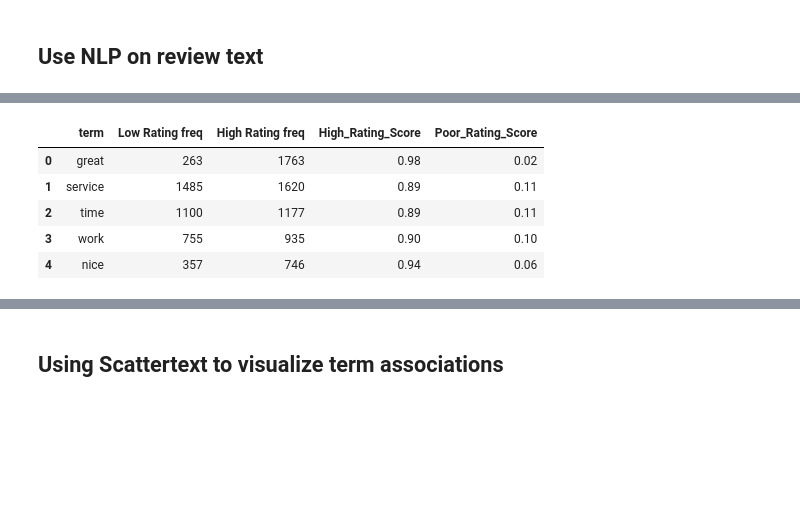
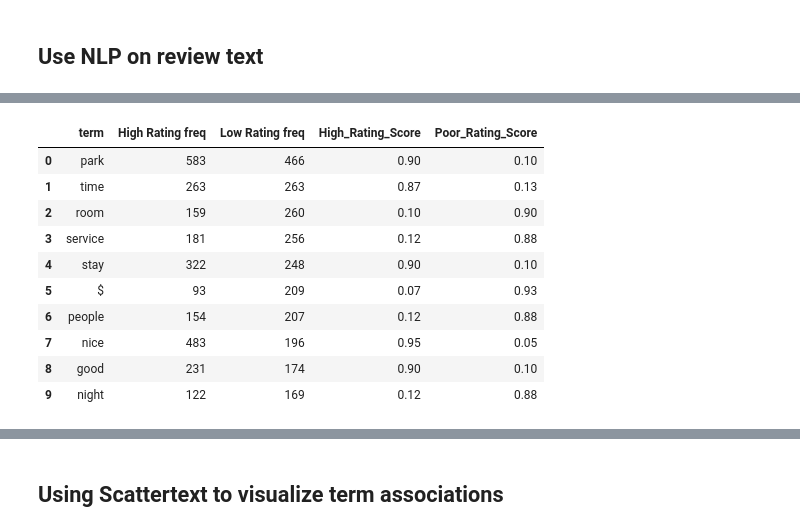
Before and after one commit to gyhou/yelp_dataset, a Jupyter notebook: yelp_RV_nlp_scattertext.ipynb, the cells around one changed output, grey strips where cells are left out. Cells and saved outputs as stored; diff of their text form; code cells hidden in the pictures; blank space fills up the shorter version.

```diff
--- a/yelp_RV_nlp_scattertext.ipynb
+++ b/yelp_RV_nlp_scattertext.ipynb
@@ -89 +147,16 @@ pd.set_option('display.max_rows', 200)
+# %%
+# Sorted by Low Rating Frequency for RV Parks and Campgrounds
+df_poor_Park_Camp.head(10)
+# %% [output]
+|  | term | High Rating freq | Low Rating freq | High_Rating_Score | Poor_Rating_Score |
+| 0 | park | 583 | 466 | 0.90 | 0.10 |
+| 1 | time | 263 | 263 | 0.87 | 0.13 |
+| 2 | room | 159 | 260 | 0.10 | 0.90 |
+| 3 | service | 181 | 256 | 0.12 | 0.88 |
+| 4 | stay | 322 | 248 | 0.90 | 0.10 |
+| 5 | $ | 93 | 209 | 0.07 | 0.93 |
+| 6 | people | 154 | 207 | 0.12 | 0.88 |
+| 7 | nice | 483 | 196 | 0.95 | 0.05 |
+| 8 | good | 231 | 174 | 0.90 | 0.10 |
+| 9 | night | 122 | 169 | 0.12 | 0.88 |
 # %%
@@ -90,11 +164,2 @@ pd.set_option('display.max_rows', 200)
 df_high_RV = df_high
 df_poor_RV = df_poor
-# %%
-df_high_RV.head()
-# %% [output]
-|  | term | Low Rating freq | High Rating freq | High_Rating_Score | Poor_Rating_Score |
-| 0 | great | 263 | 1763 | 0.98 | 0.02 |
-| 1 | service | 1485 | 1620 | 0.89 | 0.11 |
-| 2 | time | 1100 | 1177 | 0.89 | 0.11 |
-| 3 | work | 755 | 935 | 0.90 | 0.10 |
-| 4 | nice | 357 | 746 | 0.94 | 0.06 |
```
Also changed, not shown: parts of 15 cells of this notebook.
